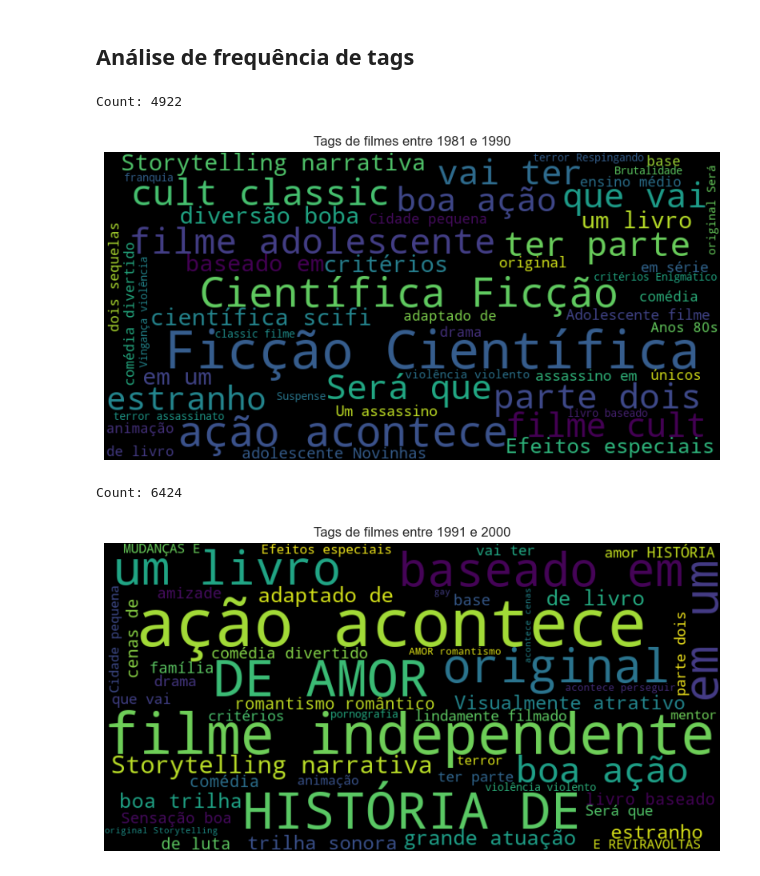
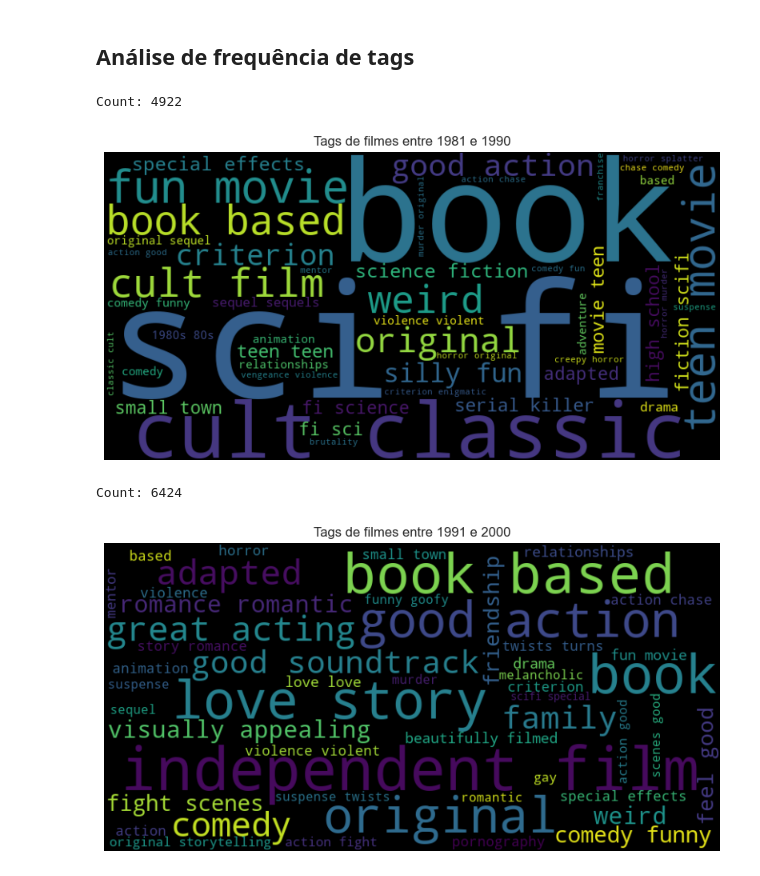
Before and after one commit to Vinicius-Luiz/movie_recommendation_pyspark, a Jupyter notebook: index_eda.ipynb, the cells around one changed output. Saved outputs shown, nothing was run; the diff lists cells and outputs as text; code cells hidden in the pictures.

```diff
--- a/index_eda.ipynb
+++ b/index_eda.ipynb
@@ -541,7 +542,14 @@ lineplot_rating_date_by_movieid(movieid=2357)
 # %% [markdown]
 ## Análise de frequência de tags
 # %%
-def plot_wordcloud_by_year(min_year: int, max_year: int, max_words: int = 100, export: bool = False, translate: bool = False):
+def plot_wordcloud_by_year(min_year: int, max_year: int, max_words: int = 100,
+                           export: bool = False, translate: bool = False):
+  '''
+  Plota uma nuvem de palavras para cada ano entre min_year e max_year
+  min_year: ano inicial
+  max_year: ano final
+  max_words: quantidade maxima de palavras
+  export: exportar resultado'''
 
   translator = Translator(to_lang="pt-br")
 
@@ -604,13 +612,13 @@ def plot_wordcloud_by_year(min_year: int, max_year: int, max_words: int = 100, e
   plt.axis('off')
   plt.show()
 # %%
-plot_wordcloud_by_year(min_year=1981, max_year=1990, max_words=50, translate=True)
+plot_wordcloud_by_year(min_year=1981, max_year=1990, max_words=50, translate=False)
 # %% [output]
 Count: 4922
-[figure, old version]
+[figure, new version]
 # %%
-plot_wordcloud_by_year(min_year=1991, max_year=2000, max_words=50, translate= True)
+plot_wordcloud_by_year(min_year=1991, max_year=2000, max_words=50, translate=False)
 # %% [output]
 Count: 6424
-[figure, old version]
+[figure, new version]
 # %%
```
Also changed, not shown: parts of 17 cells of this notebook, 2 other files.
